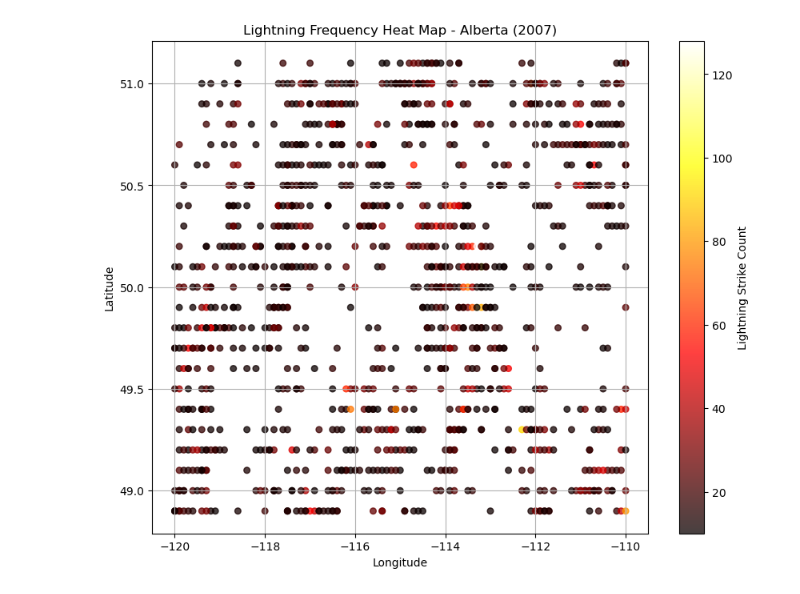
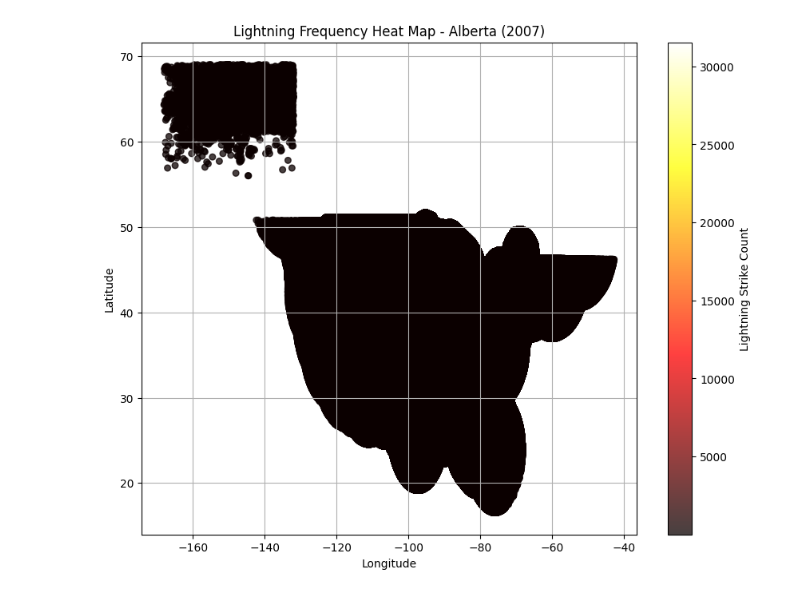
Before and after one commit to y344shi/WeatherTransformer, a Jupyter notebook: data_processing/Lightning_Data_Visualizer.ipynb, the cells around one changed output. Saved outputs shown, nothing was run; the diff lists cells and outputs as text; code cells hidden in the pictures.

```diff
--- a/data_processing/Lightning_Data_Visualizer.ipynb
+++ b/data_processing/Lightning_Data_Visualizer.ipynb
@@ -3,47 +3,49 @@ import matplotlib.pyplot as plt
 import pandas as pd
 
 # Load the uploaded CSV file
-file_path = 'lightning_data/nldn-tiles-2008.csv'
+file_path = '/mnt/d/446Project/WeatherTransformer/data_processing/all_combined_lightning.csv'
 # Load the CSV while skipping comment lines
 df = pd.read_csv(file_path, comment='#', names=["ZDAY", "CENTERLON", "CENTERLAT", "TOTAL_COUNT"])
 
 
 # Display the first few rows to understand the structure
 df.head()
 
 # Read a few lines from the raw file to inspect the delimiter and structure
 with open(file_path, 'r') as file:
     raw_lines = [next(file) for _ in range(10)]
 
 raw_lines
 
 
 # Alberta approximate bounding box (in degrees)
 alberta_bounds = {
     "lat_min": 48.9,
     "lat_max": 60.0,
     "lon_min": -120.0,
     "lon_max": -110.0
 }
 
 # Filter data within Alberta
-df_alberta = df[
-    (df["CENTERLAT"] >= alberta_bounds["lat_min"]) &
-    (df["CENTERLAT"] <= alberta_bounds["lat_max"]) &
-    (df["CENTERLON"] >= alberta_bounds["lon_min"]) &
-    (df["CENTERLON"] <= alberta_bounds["lon_max"]) &
-    (df["TOTAL_COUNT"] >= 10)
-]
+# df_alberta = df[
+#     (df["CENTERLAT"] >= alberta_bounds["lat_min"]) &
+#     (df["CENTERLAT"] <= alberta_bounds["lat_max"]) &
+#     (df["CENTERLON"] >= alberta_bounds["lon_min"]) &
+#     (df["CENTERLON"] <= alberta_bounds["lon_max"]) &
+#     (df["TOTAL_COUNT"] >= 10)
+# ]
+
+# df_alberta.to_csv("combined_alberta_lightning", index=False)
 
 # Create the heat map
 plt.figure(figsize=(10, 8))
-plt.scatter(df_alberta["CENTERLON"], df_alberta["CENTERLAT"],
-            c=df_alberta["TOTAL_COUNT"], cmap='hot', s=30, alpha=0.75)
+plt.scatter(df["CENTERLON"], df["CENTERLAT"],
+            c=df["TOTAL_COUNT"], cmap='hot', s=30, alpha=0.75)
 plt.colorbar(label="Lightning Strike Count")
 plt.title("Lightning Frequency Heat Map - Alberta (2007)")
 plt.xlabel("Longitude")
 plt.ylabel("Latitude")
 plt.grid(True)
 plt.show()
 # %% [output]
-[figure, old version]
+[figure, new version]
```
Also changed, not shown: 7 other files.
